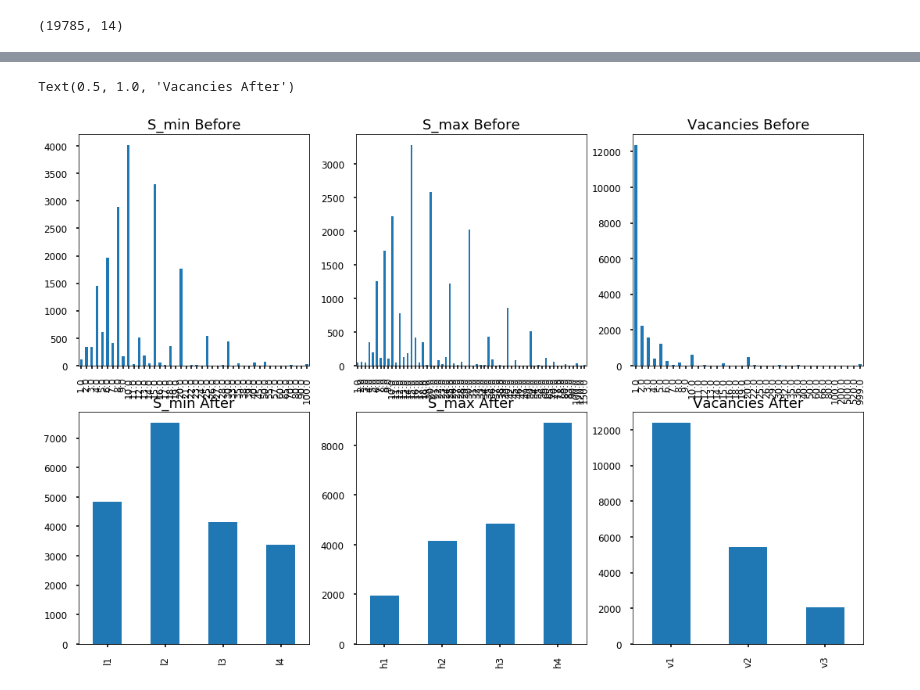
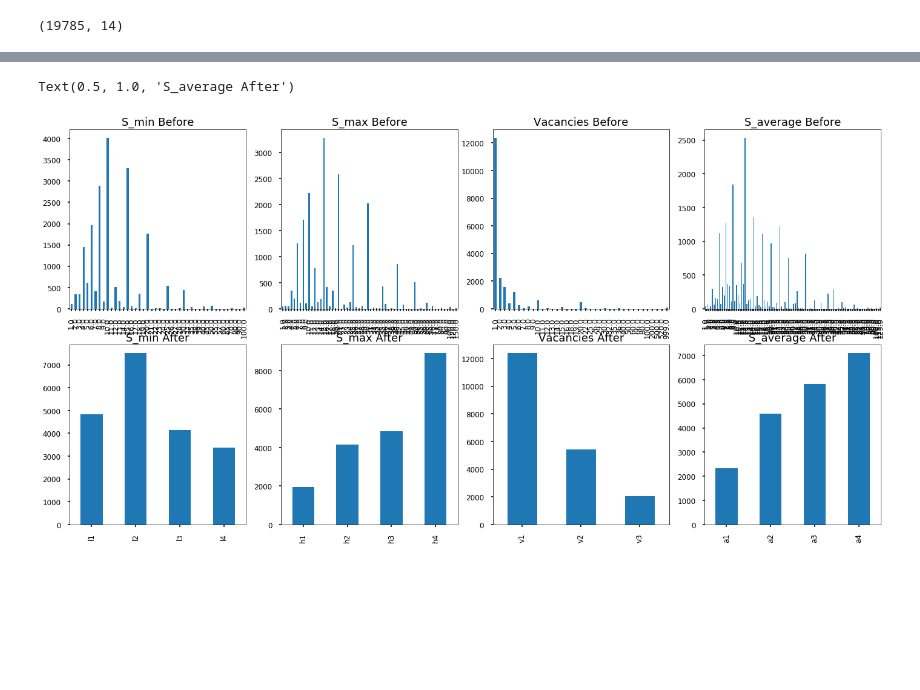
Before and after one commit to PluckySaltyfish/DM-Hiring-Information, a Jupyter notebook: preprocess/transformation/transformation.ipynb, the cells around one changed output, grey strips where cells are left out. Drawn from its saved outputs; the diff is of its cells as text; code cells hidden in the pictures; blank space fills up the shorter version.

Commit message:
transformation average salary

```diff
--- a/preprocess/transformation/transformation.ipynb
+++ b/preprocess/transformation/transformation.ipynb
@@ -22,3 +22,5 @@ df.head()
 df[df['s_min']!=df['s_max']].shape
 # %% [output]
 (19785, 14)
+# %%
+df['s_average'] = (df.s_min + df.s_max) / 2
@@ -80,32 +80,40 @@ pd.read_csv('../../data/分层后数据.csv')
 # %%
 style.use('seaborn-poster')
-fig, axarr = plt.subplots(2, 3, figsize=(18, 12))
+fig, axarr = plt.subplots(2, 4, figsize=(24, 12))
 df['s_min'].value_counts().sort_index().plot.bar(
     ax=axarr[0][0], fontsize=12
 )
 axarr[0][0].set_title('S_min Before', fontsize=18)
 df_cpy['s_min'].value_counts().sort_index().plot.bar(
     ax=axarr[1][0], fontsize=12
 )
 axarr[1][0].set_title('S_min After', fontsize=18)
 
 df['s_max'].value_counts().sort_index().plot.bar(
     ax=axarr[0][1], fontsize=12
 )
 axarr[0][1].set_title('S_max Before', fontsize=18)
 df_cpy['s_max'].value_counts().sort_index().plot.bar(
     ax=axarr[1][1], fontsize=12
 )
 axarr[1][1].set_title('S_max After', fontsize=18)
 
 df['vacancies'].value_counts().sort_index().plot.bar(
     ax=axarr[0][2], fontsize=12
 )
 axarr[0][2].set_title('Vacancies Before', fontsize=18)
 df_cpy['vacancies'].value_counts().sort_index().plot.bar(
     ax=axarr[1][2], fontsize=12
 )
 axarr[1][2].set_title('Vacancies After', fontsize=18)
+df['s_average'].value_counts().sort_index().plot.bar(
+    ax=axarr[0][3], fontsize=12
+)
+axarr[0][3].set_title('S_average Before', fontsize=18)
+df_cpy['s_average'].value_counts().sort_index().plot.bar(
+    ax=axarr[1][3], fontsize=12
+)
+axarr[1][3].set_title('S_average After', fontsize=18)
 # %% [output]
-Text(0.5, 1.0, 'Vacancies After')
+Text(0.5, 1.0, 'S_average After')
-[figure, old version]
+[figure, new version]
```
Also changed, not shown: parts of 5 cells of this notebook.
